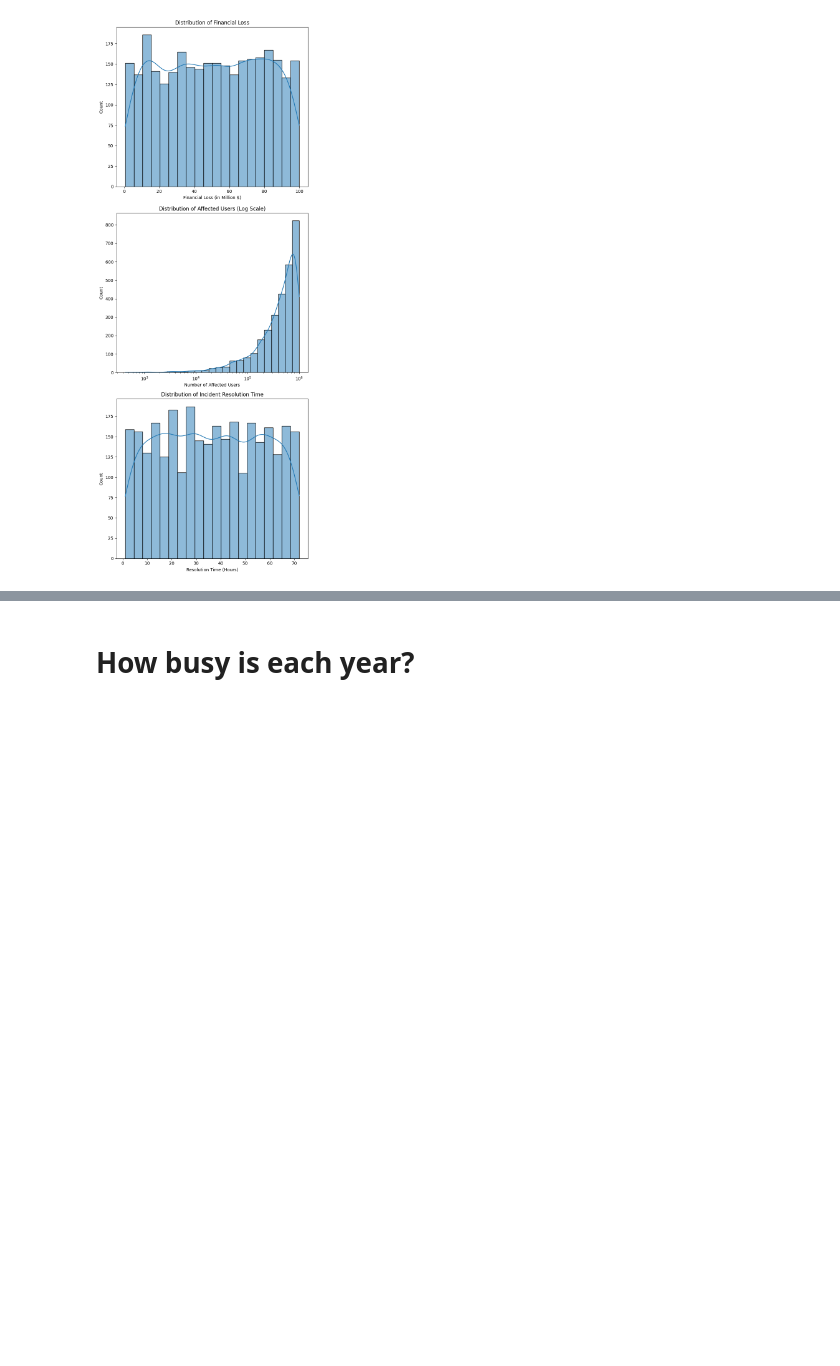
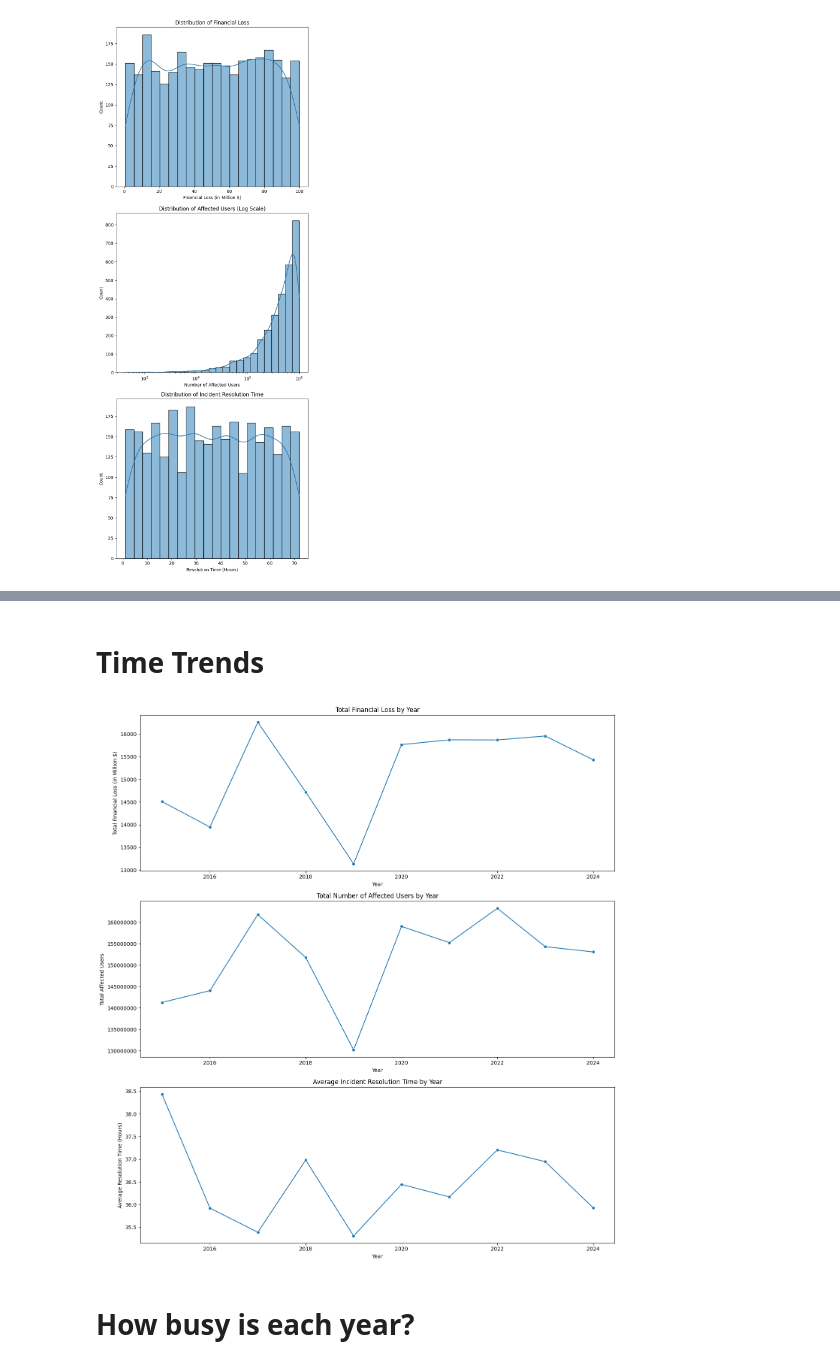
Before and after one commit to costin-vasilescu/Data-Viz-2025, a Jupyter notebook: simple_visualisations.ipynb, the cells around one changed output, grey strips where cells are left out. Drawn from its saved outputs; the diff is of its cells as text; code cells hidden in the pictures; blank space fills up the shorter version.

```diff
--- a/simple_visualisations.ipynb
+++ b/simple_visualisations.ipynb
@@ -36,3 +74,37 @@ plot_numerical_distributions(df)
+# %% [markdown]
+# Time Trends
+# %%
+def plot_time_trends(df):
+    yearly_stats = df.groupby('Year').agg({
+        'Financial Loss (in Million $)': 'sum',
+        'Number of Affected Users': 'sum',
+        'Incident Resolution Time (in Hours)': 'mean'
+    }).reset_index()
+
+    fig, axes = plt.subplots(3, 1, figsize=(14, 15))
+
+    sns.lineplot(data=yearly_stats, x='Year', y='Financial Loss (in Million $)', marker='o', ax=axes[0])
+    axes[0].set_title('Total Financial Loss by Year')
+    axes[0].set_xlabel('Year')
+    axes[0].set_ylabel('Total Financial Loss (in Million $)')
+
+    sns.lineplot(data=yearly_stats, x='Year', y='Number of Affected Users', marker='o', ax=axes[1])
+    axes[1].set_title('Total Number of Affected Users by Year')
+    axes[1].set_xlabel('Year')
+    axes[1].set_ylabel('Total Affected Users')
+    axes[1].ticklabel_format(style='plain', axis='y')
+
+    sns.lineplot(data=yearly_stats, x='Year', y='Incident Resolution Time (in Hours)', marker='o', ax=axes[2])
+    axes[2].set_title('Average Incident Resolution Time by Year')
+    axes[2].set_xlabel('Year')
+    axes[2].set_ylabel('Average Resolution Time (Hours)')
+
+    plt.tight_layout()
+    plt.show()
+
+plot_time_trends(df)
+# %% [output]
+[figure, added]
 # %% [markdown]
 # How busy is each year?
 # %%
```
Also changed, not shown: parts of 6 cells of this notebook, 1 other file.
